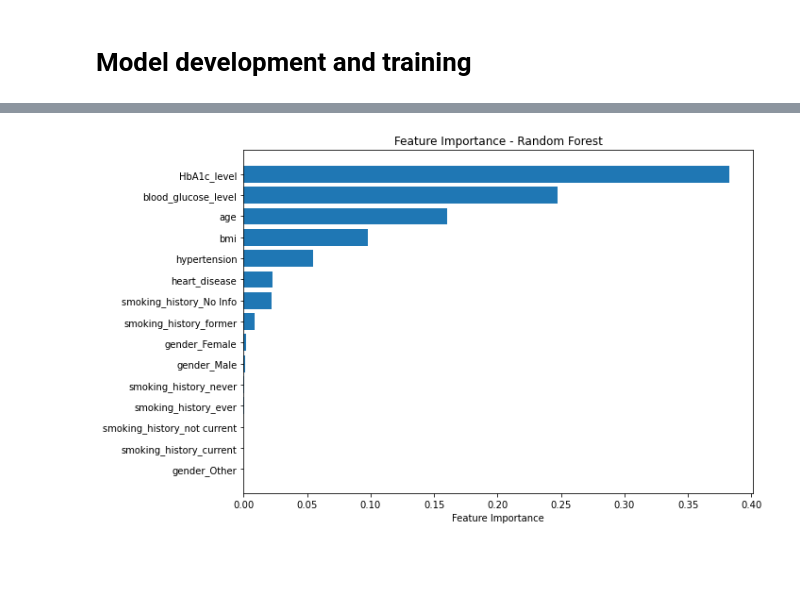
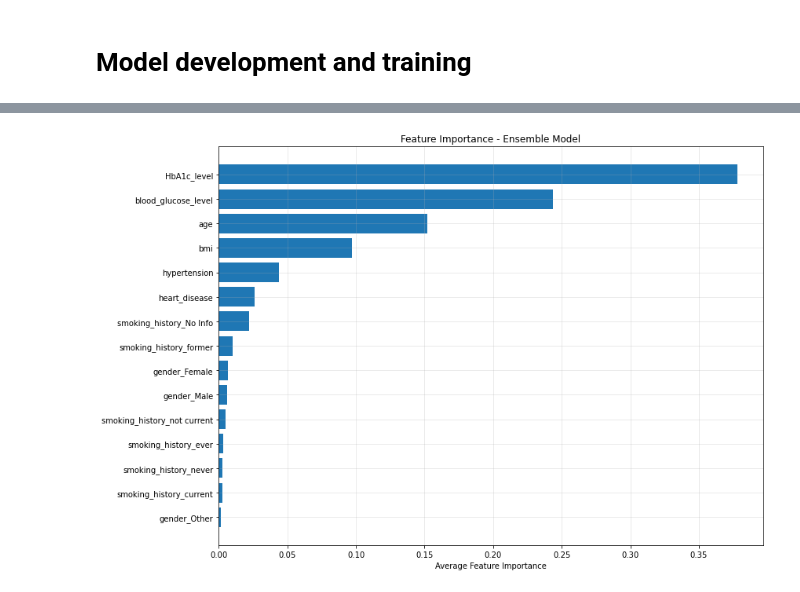
Before and after one commit to tinashejima/diabetes-prediction-app, a Jupyter notebook: diabetes-pipeline2.ipynb, the cells around one changed output, grey strips where cells are left out. Cells and saved outputs as stored; diff of their text form; code cells hidden in the pictures; blank space fills up the shorter version.

```diff
--- a/diabetes-pipeline2.ipynb
+++ b/diabetes-pipeline2.ipynb
@@ -248,9 +306,9 @@ X_test_scaled = scaler.transform(X_test)
 # %%
 # Initializing models and handling class imbalance using weighted averaging approach
 models = {
-    'Random Forest': RandomForestClassifier(n_estimators=100, class_weight='balanced', random_state=42, n_jobs=-1, max_depth=3),
-    'Logistic Regression': LogisticRegression(class_weight='balanced', random_state=42, max_iter=1000),
-    'SVM': SVC(class_weight='balanced', random_state=42, probability=True, kernel='rbf')
+    'Random Forest': RandomForestClassifier(random_state=42, n_jobs=-1, max_depth=3),
+    'Logistic Regression': LogisticRegression(random_state=42, max_iter=1000),
+    'SVM': SVC(random_state=42, probability=True, kernel='rbf')
 }
 
 # Training individual models and store results
@@ -524,32 +811,79 @@ import lime.lime_tabular
 import shap
 from sklearn.inspection import permutation_importance
 # %%
+# print("\n" + "="*60)
+# print("1. GLOBAL FEATURE IMPORTANCE")
+# print("="*60)
+
+# # Built-in Feature Importance
+# feature_importance = best_model.feature_importances_
+# feature_names = sample_data.columns
+
+# # Create a DataFrame for better visualization
+# importance_df = pd.DataFrame({
+#     'feature': feature_names,
+#     'importance': feature_importance
+# }).sort_values('importance', ascending=False)
+
+# print("List of Features by Importance:")
+# print("-" * 50)
+# for i, row in importance_df.iterrows():
+#     print(f"{row['feature']}: {row['importance']:.4f}")
+
+# # Plot feature importance
+# plt.figure(figsize=(10, 6))
+# plt.barh(importance_df['feature'], importance_df['importance'])
+# plt.xlabel('Feature Importance')
+# plt.title('Feature Importance - Random Forest')
+# plt.gca().invert_yaxis()
+# plt.tight_layout()
+# plt.show()
+
+
 print("\n" + "="*60)
-print("1. GLOBAL FEATURE IMPORTANCE")
+print("1. FEATURE IMPORTANCE FROM ENSEMBLE COMPONENTS")
 print("="*60)
 
-# Built-in Feature Importance
-feature_importance = best_model.feature_importances_
+# Get feature importance from Random Forest component
+rf_model = individual_models['Random Forest']
 feature_names = sample_data.columns
 
-# Create a DataFrame for better visualization
+# Create importance DataFrame from Random Forest
 importance_df = pd.DataFrame({
     'feature': feature_names,
-    'importance': feature_importance
-}).sort_values('importance', ascending=False)
+    'Random Forest': rf_model.feature_importances_
+})
 
-print("List of Features by Importance:")
+# Get coefficients from Logistic Regression (need to scale them)
+lr_model = individual_models['Logistic Regression']
+lr_importance = np.abs(lr_model.coef_[0])
+lr_importance = lr_importance / lr_importance.sum()  # Normalize
+importance_df['Logistic Regression'] = lr_importance
+
+# Calculate average importance
+importance_df['Average Importance'] = importance_df[['Random Forest', 'Logistic Regression']].mean(axis=1)
+importance_df = importance_df.sort_values('Average Importance', ascending=False)
+
+# Print feature importance ranking
+print("\nFeature Importance Ranking:")
 print("-" * 50)
-for i, row in importance_df.iterrows():
-    print(f"{row['feature']}: {row['importance']:.4f}")
+for idx, row in importance_df.iterrows():
+    print(f"{row['feature']:<30}: {row['Average Importance']:.4f}")
 
-# Plot feature importance
-plt.figure(figsize=(10, 6))
-plt.barh(importance_df['feature'], importance_df['importance'])
-plt.xlabel('Feature Importance')
-plt.title('Feature Importance - Random Forest')
+# Visualization
+plt.figure(figsize=(12, 8))
+plt.barh(importance_df['feature'], importance_df['Average Importance'])
+plt.xlabel('Average Feature Importance')
+plt.title('Feature Importance - Ensemble Model')
 plt.gca().invert_yaxis()
+plt.grid(True, alpha=0.3)
 plt.tight_layout()
 plt.show()
+
+# Save importance information
+feature_importance_dict = {
+    'features': importance_df['feature'].tolist(),
+    'importance': importance_df['Average Importance'].tolist()
+}
 # %% [output]
 ============================================================
@@ -575,4 +906,4 @@ gender_Other: 0.0000
-[figure, old version]
+[figure, new version]
 # %%
 
 print("\n" + "="*60)
```
Also changed, not shown: parts of 18 cells of this notebook, 2 other files.
